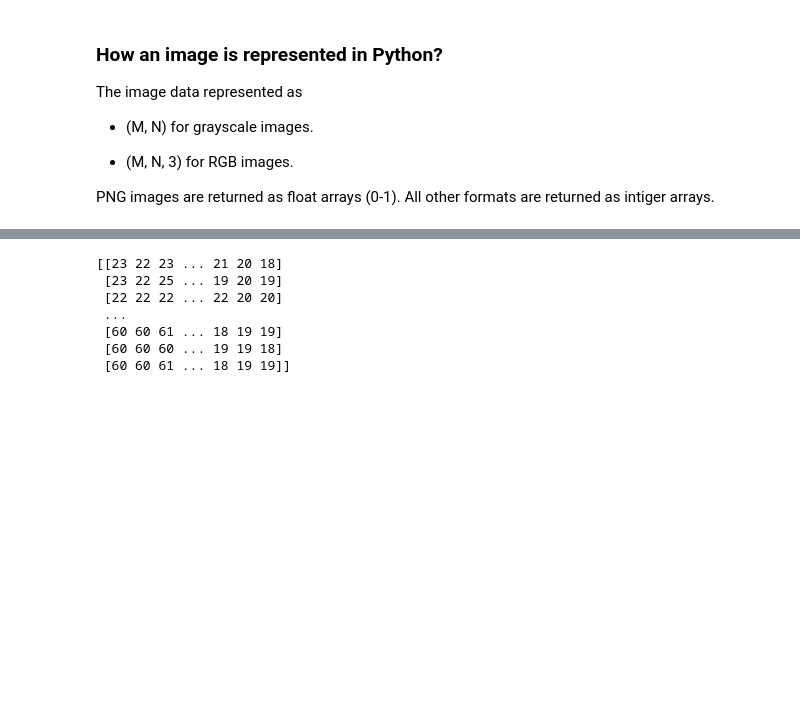
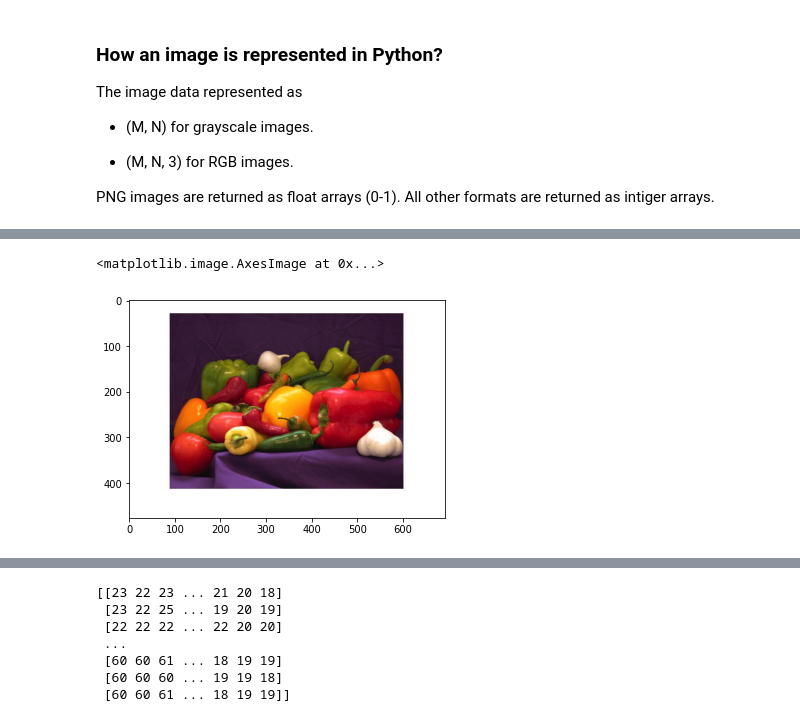
Before and after one commit to seyrankhademi/Interactive_Arch_Q3_P1, a Jupyter notebook: Interactive_Arch_Q3_P1.ipynb, the cells around one changed output, grey strips where cells are left out. Saved outputs shown, nothing was run; the diff lists cells and outputs as text; code cells hidden in the pictures; blank space fills up the shorter version.

```diff
--- a/Interactive_Arch_Q3_P1.ipynb
+++ b/Interactive_Arch_Q3_P1.ipynb
@@ -103,0 +106,8 @@ plt.imshow(imgresize)
+# %%
+# let's try a color image
+req = urllib.request.urlopen("https://i.pinimg.com/originals/32/ae/1f/32ae1ff77bc598200309bb9eddd11622.jpg")
+img = plt.imread(req,0)
+plt.imshow(img)
+# %% [output]
+<matplotlib.image.AxesImage at 0x...>
+[figure, added]
```
Also changed, not shown: parts of 16 cells of this notebook.
